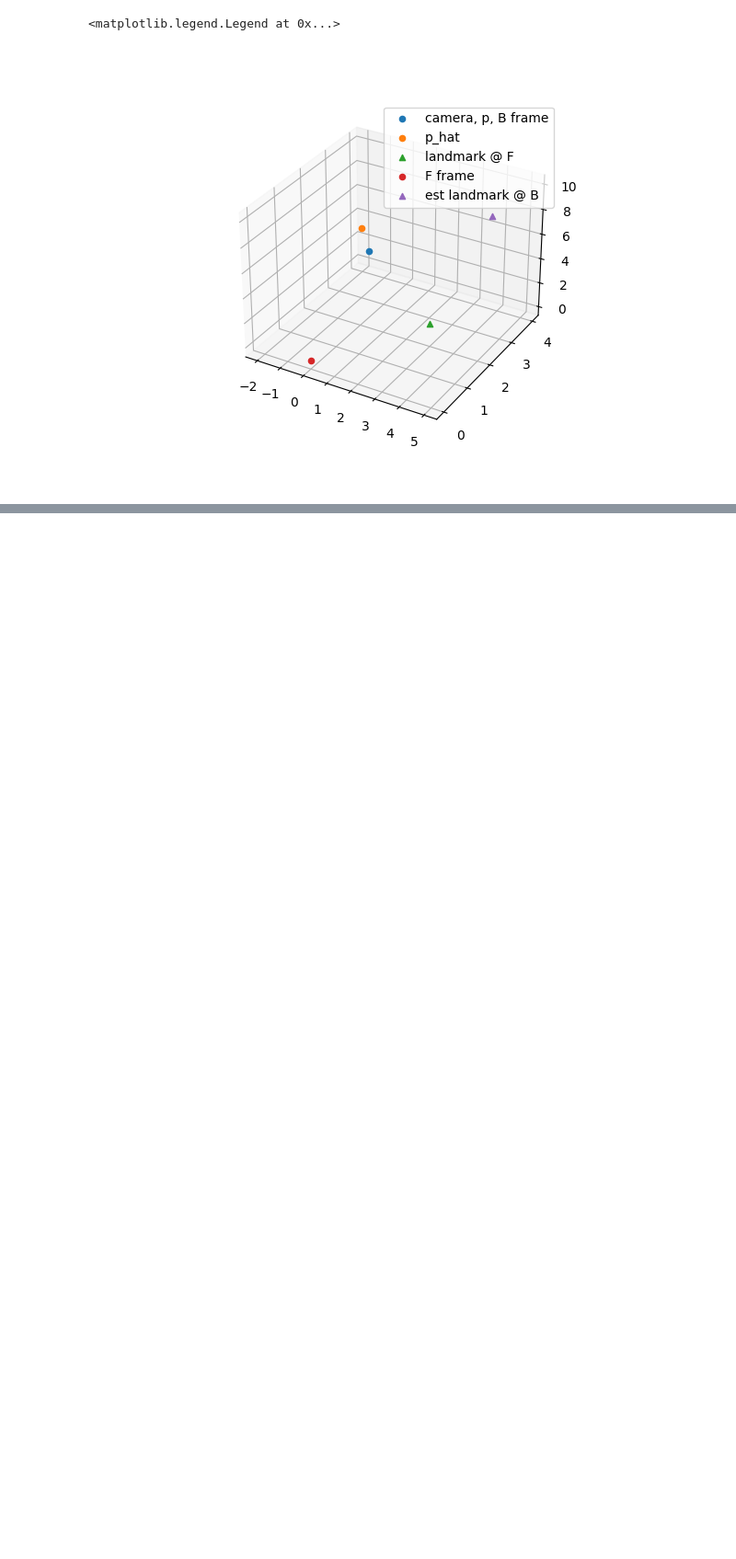
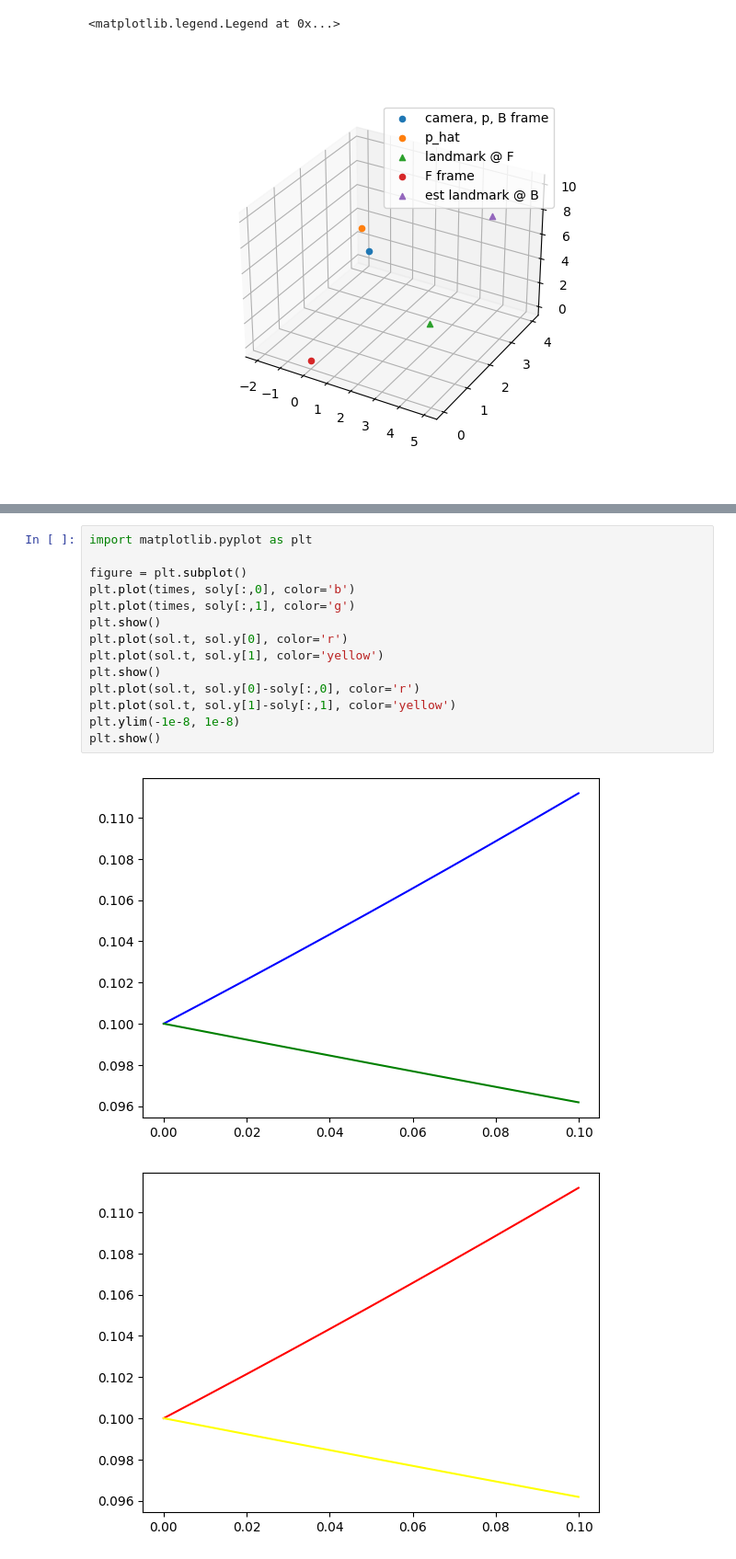
Before and after one commit to Annika-wyt/annika, a Jupyter notebook: test.ipynb, the cells around one changed output, grey strips where cells are left out. Shown: that part at 92% size. Saved outputs shown, nothing was run; the diff lists cells and outputs as text; blank space fills up the shorter version.

```diff
--- a/test.ipynb
+++ b/test.ipynb
@@ -78,0 +141,17 @@ ax.legend()
+# %%
+import matplotlib.pyplot as plt
+
+figure = plt.subplot()
+plt.plot(times, soly[:,0], color='b')
+plt.plot(times, soly[:,1], color='g')
+plt.show()
+plt.plot(sol.t, sol.y[0], color='r')
+plt.plot(sol.t, sol.y[1], color='yellow')
+plt.show()
+plt.plot(sol.t, sol.y[0]-soly[:,0], color='r')
+plt.plot(sol.t, sol.y[1]-soly[:,1], color='yellow')
+plt.ylim(-1e-8, 1e-8)
+plt.show()
+# %% [output]
+[figure, added]
+[figure, added]
```
Also changed, not shown: parts of 2 cells of this notebook, 3 other files.
